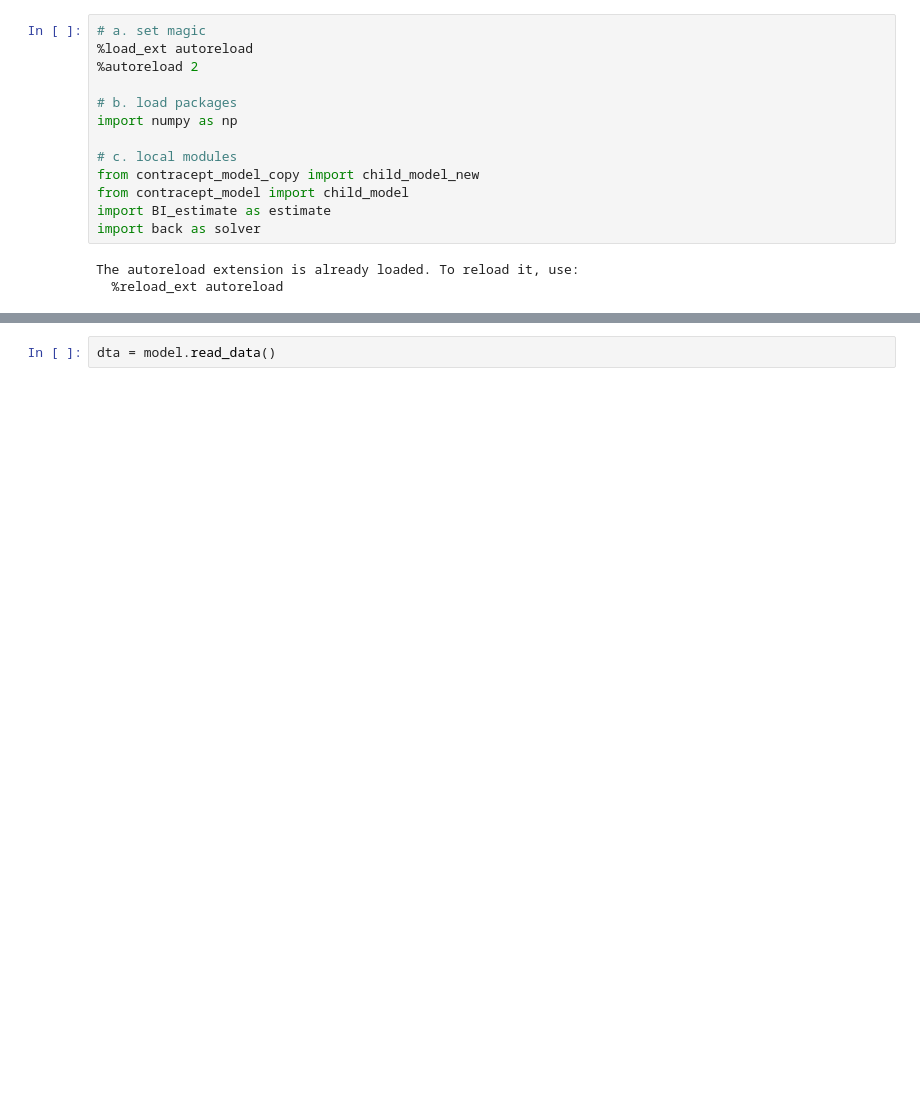
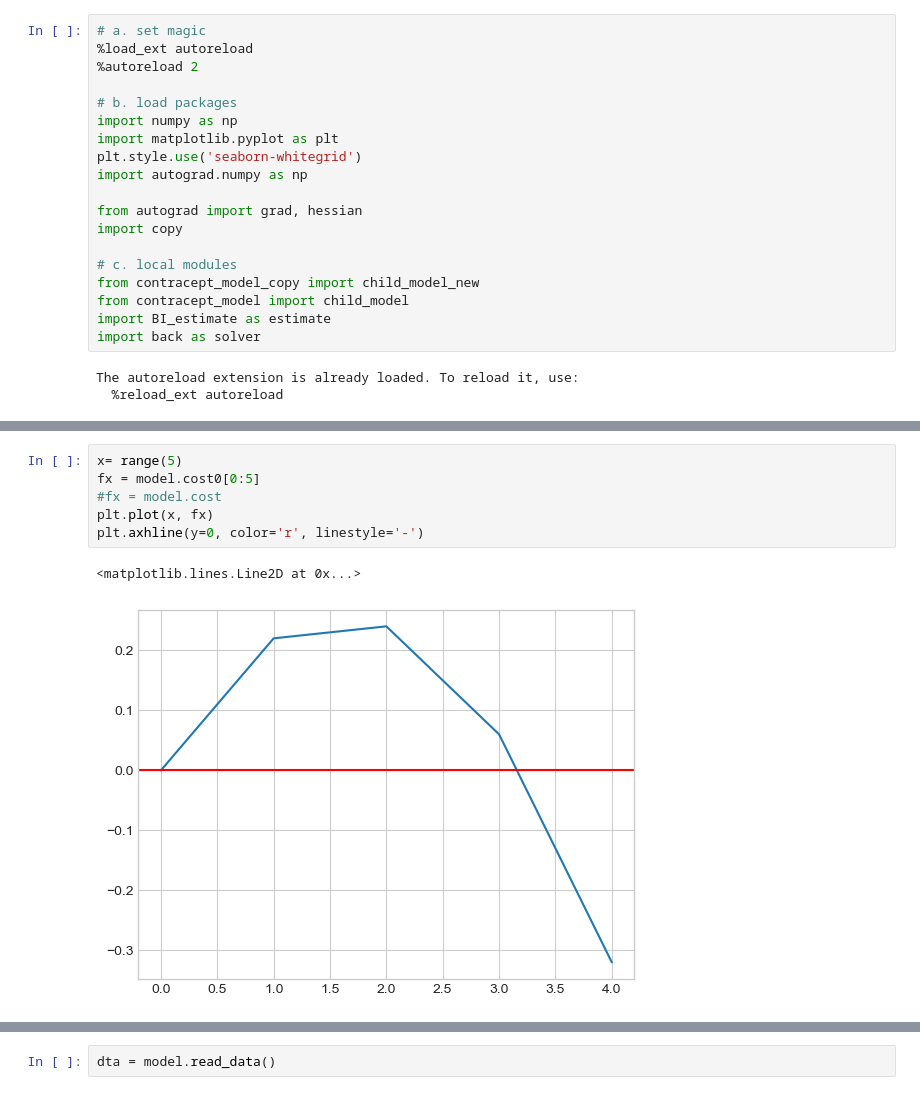
Before and after one commit to juliekrabek123/dynamic_cbjk, a Jupyter notebook: BI.ipynb, the cells around one changed output, grey strips where cells are left out. Cells and saved outputs as stored; diff of their text form; blank space fills up the shorter version.

```diff
--- a/BI.ipynb
+++ b/BI.ipynb
@@ -5,6 +5,12 @@
 
 # b. load packages
 import numpy as np
+import matplotlib.pyplot as plt
+plt.style.use('seaborn-whitegrid')
+import autograd.numpy as np
+
+from autograd import grad, hessian
+import copy
 
 # c. local modules
 from contracept_model_copy import child_model_new
@@ -49,0 +38,9 @@ print(pnc1.round(3))
+# %%
+x= range(5)
+fx = model.cost0[0:5]
+#fx = model.cost
+plt.plot(x, fx)
+plt.axhline(y=0, color='r', linestyle='-')
+# %% [output]
+<matplotlib.lines.Line2D at 0x...>
+[figure, added]
```
Also changed, not shown: parts of 16 cells of this notebook, 4 other files.
